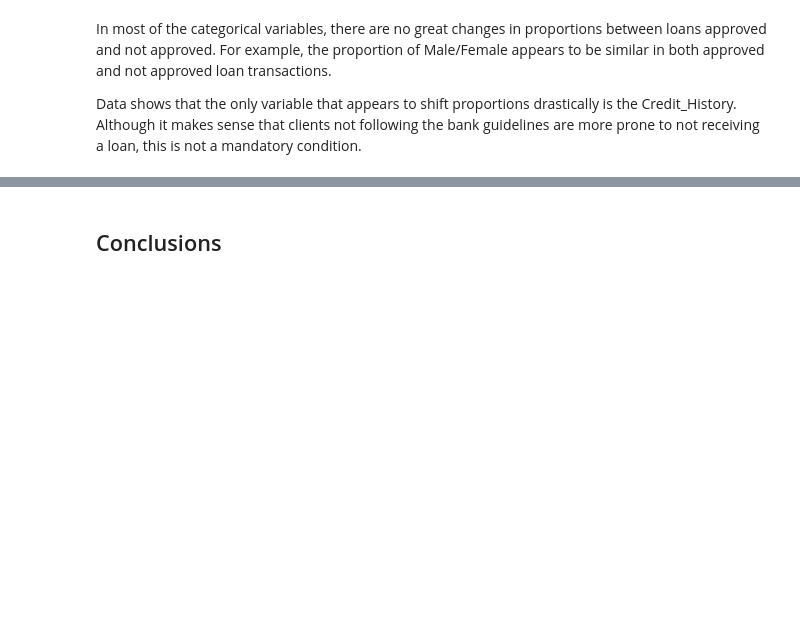
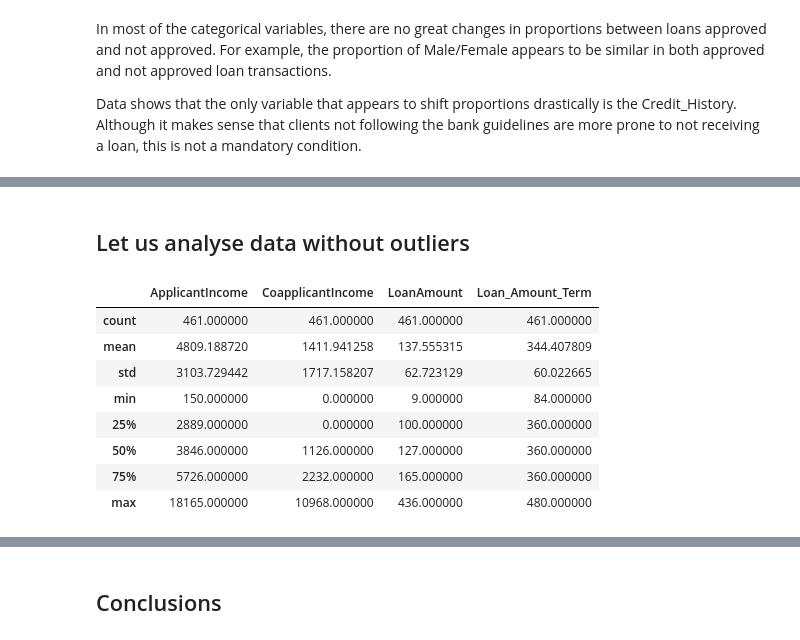
Before and after one commit to lucasthim/loan-prediction, a Jupyter notebook: 01_exploratory_analysis.ipynb, the cells around one changed output, grey strips where cells are left out. Saved outputs shown, nothing was run; the diff lists cells and outputs as text; code cells hidden in the pictures; blank space fills up the shorter version.

```diff
--- a/01_exploratory_analysis.ipynb
+++ b/01_exploratory_analysis.ipynb
@@ -171,0 +182,17 @@ sns.pairplot(df_import_no_nan[numerical_columns + ['Loan_Status']],hue='Loan_Sta
+# %% [markdown]
+## Let us analyse data without outliers
+# %%
+outlier_threshold = 4
+z_score = np.abs(sp.zscore(df_numerical))
+df_numerical_no_outlier = df_numerical[(z_score < outlier_threshold).all(axis=1)]
+df_numerical_no_outlier.describe()
+# %% [output]
+|  | ApplicantIncome | CoapplicantIncome | LoanAmount | Loan_Amount_Term |
+| count | 461.000000 | 461.000000 | 461.000000 | 461.000000 |
+| mean | 4809.188720 | 1411.941258 | 137.555315 | 344.407809 |
+| std | 3103.729442 | 1717.158207 | 62.723129 | 60.022665 |
+| min | 150.000000 | 0.000000 | 9.000000 | 84.000000 |
+| 25% | 2889.000000 | 0.000000 | 100.000000 | 360.000000 |
+| 50% | 3846.000000 | 1126.000000 | 127.000000 | 360.000000 |
+| 75% | 5726.000000 | 2232.000000 | 165.000000 | 360.000000 |
+| max | 18165.000000 | 10968.000000 | 436.000000 | 480.000000 |
```
Also changed, not shown: parts of 15 cells of this notebook, 1 other file.
